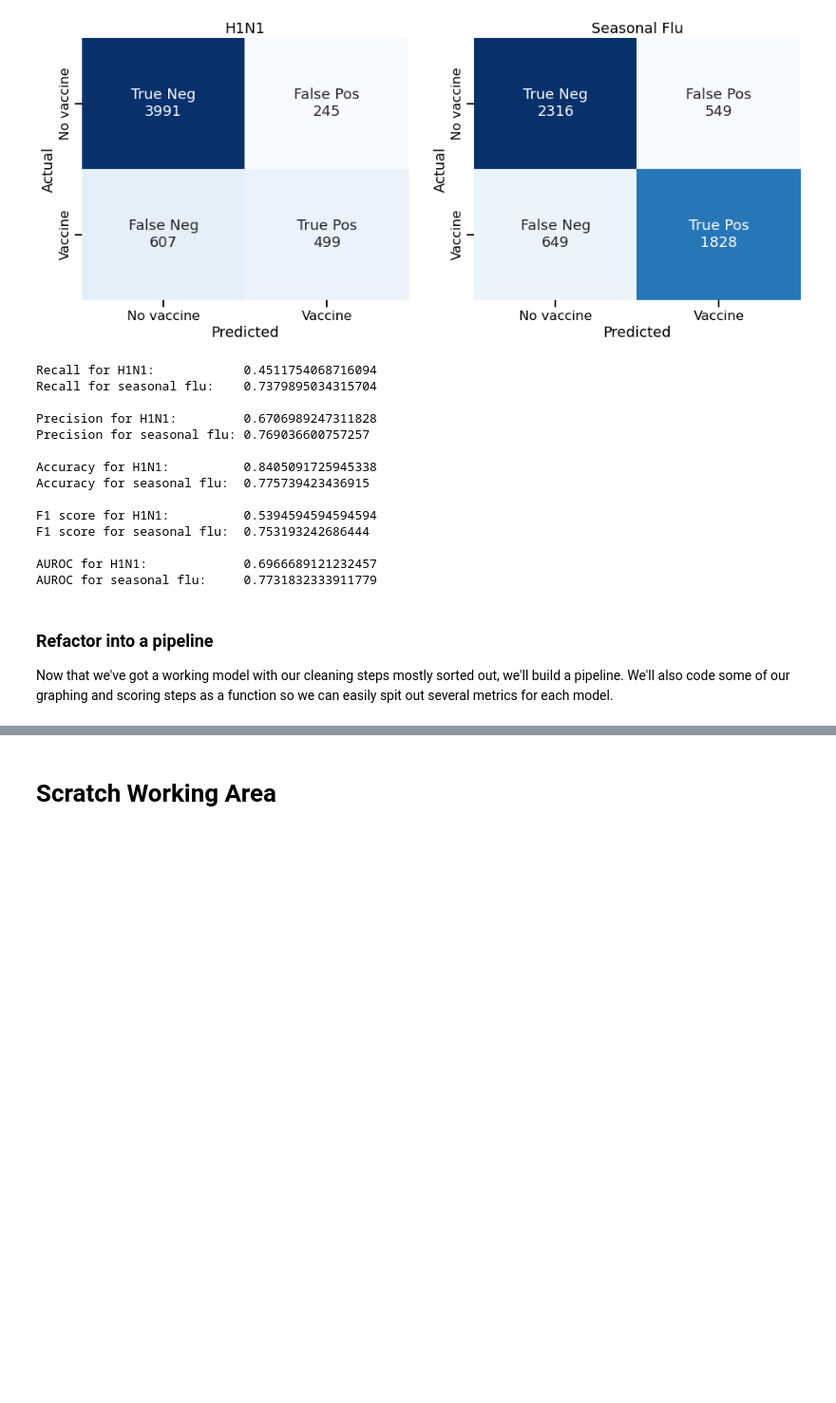
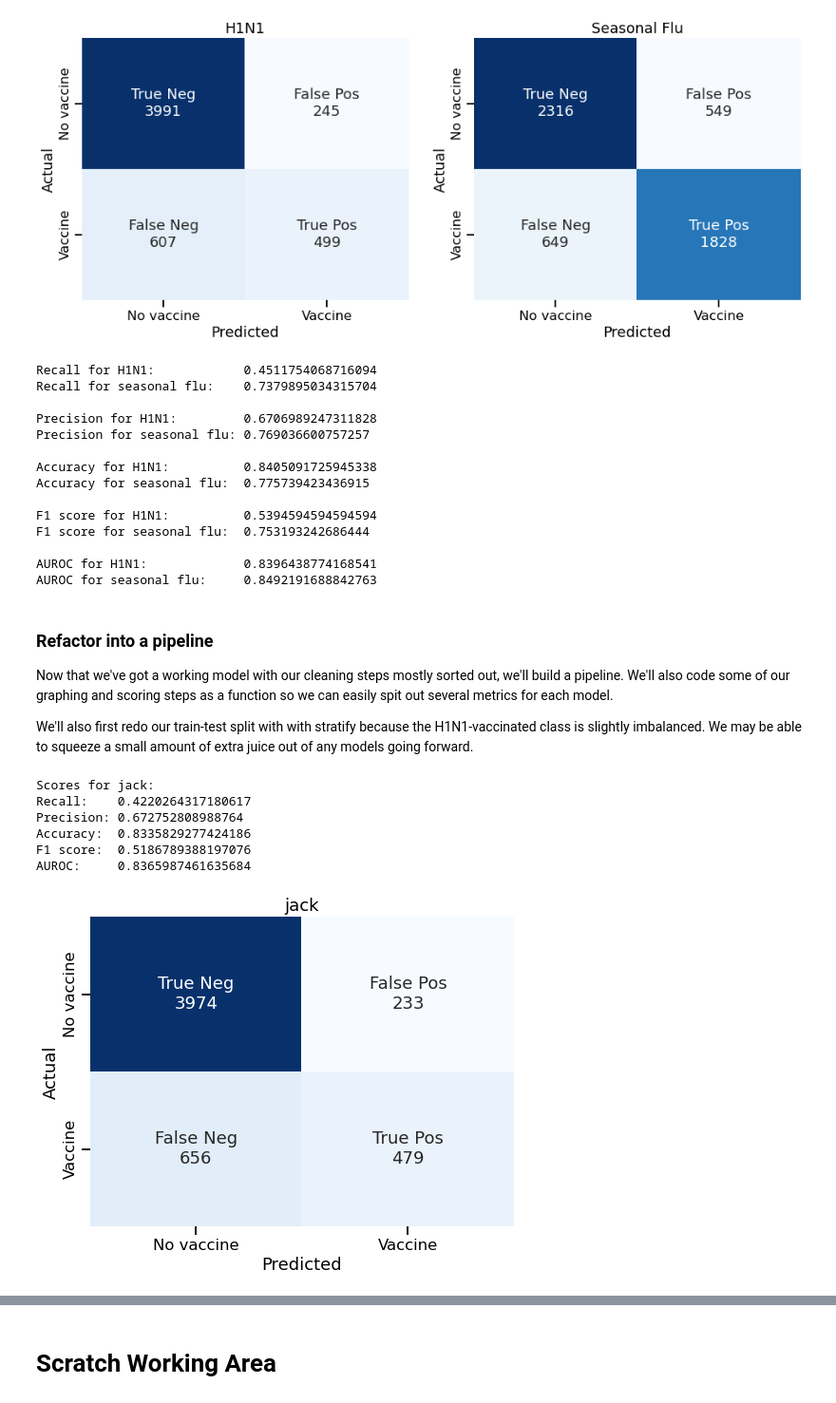
Before and after one commit to jeffbeech/Flu-Shot-Learning, a Jupyter notebook: matt notebook.ipynb, the cells around one changed output, grey strips where cells are left out. Shown: that part at 95% size. Cells and saved outputs as stored; diff of their text form; code cells hidden in the pictures; blank space fills up the shorter version.

```diff
--- a/matt notebook.ipynb
+++ b/matt notebook.ipynb
@@ -147,6 +149,9 @@ log_reg_ssnl.fit(X_train_scaled, y_train_ssnl);
 # %%
 y_hat_h1n1 = log_reg_h1n1.predict(X_test_scaled)
 y_hat_ssnl = log_reg_ssnl.predict(X_test_scaled)
+# %%
+y_proba_h1n1 = log_reg_h1n1.predict_proba(X_test_scaled)
+y_proba_ssnl = log_reg_ssnl.predict_proba(X_test_scaled)
 # %%
 cf_matrix_h1n1 = confusion_matrix(y_test_h1n1, y_hat_h1n1)
 cf_matrix_ssnl = confusion_matrix(y_test_ssnl, y_hat_ssnl)
@@ -187,8 +192,8 @@ print(f'Accuracy for H1N1:          {accuracy_score(y_test_h1n1, y_hat_h1n1)}')
 print(f'Accuracy for seasonal flu:  {accuracy_score(y_test_ssnl, y_hat_ssnl)}\n')
 print(f'F1 score for H1N1:          {f1_score(y_test_h1n1, y_hat_h1n1)}')
 print(f'F1 score for seasonal flu:  {f1_score(y_test_ssnl, y_hat_ssnl)}\n')
-print(f'AUROC for H1N1:             {roc_auc_score(y_test_h1n1, y_hat_h1n1)}')
-print(f'AUROC for seasonal flu:     {roc_auc_score(y_test_ssnl, y_hat_ssnl)}')
+print(f'AUROC for H1N1:             {roc_auc_score(y_test_h1n1, y_proba_h1n1[:,1])}')
+print(f'AUROC for seasonal flu:     {roc_auc_score(y_test_ssnl, y_proba_ssnl[:,1])}')
 # %% [output]
 Recall for H1N1:            0.4511754068716094
 Recall for seasonal flu:    0.7379895034315704
@@ -202,23 +207,37 @@ Accuracy for seasonal flu:  0.775739423436915
 F1 score for H1N1:          0.5394594594594594
 F1 score for seasonal flu:  0.753193242686444
 
-AUROC for H1N1:             0.6966689121232457
-AUROC for seasonal flu:     0.7731832333911779
+AUROC for H1N1:             0.8396438774168541
+AUROC for seasonal flu:     0.8492191688842763
 # %% [markdown]
 ### Refactor into a pipeline
 
 Now that we've got a working model with our cleaning steps mostly sorted out, we'll build a pipeline. We'll also code some of our graphing and scoring steps as a function so we can easily spit out several metrics for each model.
+
+We'll also first redo our train-test split with with stratify because the H1N1-vaccinated class is slightly imbalanced. We may be able to squeeze a small amount of extra juice out of any models going forward.
+# %%
+X_train, X_test, y_train, y_test = train_test_split(X, y, test_size=.2, stratify=y['h1n1_vaccine'], random_state=random_state)
+# %%
+y_train_h1n1 = y_train.iloc[:,0]
+y_train_ssnl =y_train.iloc[:,1]
+
+y_test_h1n1 = y_test.iloc[:,0]
+y_test_ssnl =y_test.iloc[:,1]
 # %%
-def all_metrics(y_actuals, y_hats, model_name=None, keep_score=False, save_fig=False):
+def all_metrics(y_actuals, y_hats, y_score=None, model_name=None, keep_score=False, save_fig=False):
     """
     This function takes in y_data either as single dataframes or in groups
-    as lists and returns recall, precision, accuracy, f1 score, and AUC.
+    as lists and returns recall, precision, accuracy, and f1 score.
+    If y_score is provided, an AUC score will also be calculated.
     If a name for the model is supplied and keep_score is set to True,
     that name along with scores are stored in a model dictionary for later use.
 
     y_actuals: array/dataframe or a list of arrays/dataframes
 
     y_hats: if y_actuals is list, then list of same length. if
+    y_actuals is single array/dataframe, then single array/dataframe.
+
+    y_score: if y_actuals is list, then list of same length. if
     y_actuals is single array/dataframe, then single array/dataframe.
 
     model_name: string or list of strings. If y_actuals is
@@ -251,7 +270,8 @@ def all_metrics(y_actuals, y_hats, model_name=None, keep_score=False, save_fig=F
                 model_scores['precision'] = precision_score(y_actual, y_hat)
                 model_scores['accuracy'] = accuracy_score(y_actual, y_hat)
                 model_scores['f1'] = f1_score(y_actual, y_hat)
-                model_scores['AUC'] = roc_auc_score(y_actual, y_hat)
+                if y_score:
+                    model_scores['AUC'] = roc_auc_score(y_actual, y_score[i][:,1])
 
                 if model_name:
                     all_scores[model_name[i]] = model_scores
@@ -289,7 +309,11 @@ def all_metrics(y_actuals, y_hats, model_name=None, keep_score=False, save_fig=F
 
             row = i // 3
             col = i % 3
-            ax = axes[row][col]
+
+            if nrows < 2:
+                ax = axes[col]
+            else:
+                ax = axes[row][col]
             sns.heatmap(cf_matrix, annot=labels, xticklabels=categories, yticklabels=categories, cbar=None, fmt='', cmap='Blues', ax=ax)
             ax.set_ylabel('Actual')
             ax.set_yticklabels(ax1.get_yticklabels(), va="center")
@@ -314,9 +338,10 @@ def all_metrics(y_actuals, y_hats, model_name=None, keep_score=False, save_fig=F
         print('')
         for model in all_scores:
             print('F1 score for {}:  {}'.format(model, all_scores[model]['f1']))
-        print('')
-        for model in all_scores:
-            print('AUROC for {}:     {}'.format(model, all_scores[model]['AUC']))
+        if y_score:
+            print('')
+            for model in all_scores:
+                print('AUROC for {}:     {}'.format(model, all_scores[model]['AUC']))
 
     else:
         if model_name and type(model_name) != str:
@@ -330,7 +355,8 @@ def all_metrics(y_actuals, y_hats, model_name=None, keep_score=False, save_fig=F
             model_scores['precision'] = precision_score(y_actuals, y_hats)
             model_scores['accuracy'] = accuracy_score(y_actuals, y_hats)
             model_scores['f1'] = f1_score(y_actuals, y_hats)
-            model_scores['AUC'] = roc_auc_score(y_actuals, y_hats)
+            if y_score is not None:
+                model_scores['AUC'] = roc_auc_score(y_actuals, y_score[:,1])
 
             if model_name:
                 if keep_score:
@@ -353,7 +379,7 @@ def all_metrics(y_actuals, y_hats, model_name=None, keep_score=False, save_fig=F
 
         sns.heatmap(cf_matrix, annot=labels, xticklabels=categories, yticklabels=categories, cbar=None, fmt='', cmap='Blues', ax=ax)
         ax.set_ylabel('Actual')
-        ax.set_yticklabels(ax1.get_yticklabels(), va="center")
+        ax.set_yticklabels(ax.get_yticklabels(), va="center")
         ax.set_xlabel('Predicted')
         if model_name:
             ax.set_title(model_name)
@@ -367,5 +393,16 @@ def all_metrics(y_actuals, y_hats, model_name=None, keep_score=False, save_fig=F
         print('Precision: {}'.format(model_scores['precision']))
         print('Accuracy:  {}'.format(model_scores['accuracy']))
         print('F1 score:  {}'.format(model_scores['f1']))
-        print('AUROC:     {}'.format(model_scores['AUC']))
+        if y_score is not None:
+            print('AUROC:     {}'.format(model_scores['AUC']))
+# %%
+all_metrics(y_test_h1n1, y_hat_h1n1, y_proba_h1n1, model_name='jack')
+# %% [output]
+Scores for jack:
+Recall:    0.4220264317180617
+Precision: 0.672752808988764
+Accuracy:  0.8335829277424186
+F1 score:  0.5186789388197076
+AUROC:     0.8365987461635684
+[figure, added]
 # %%
```
Also changed, not shown: parts of 45 cells of this notebook.
